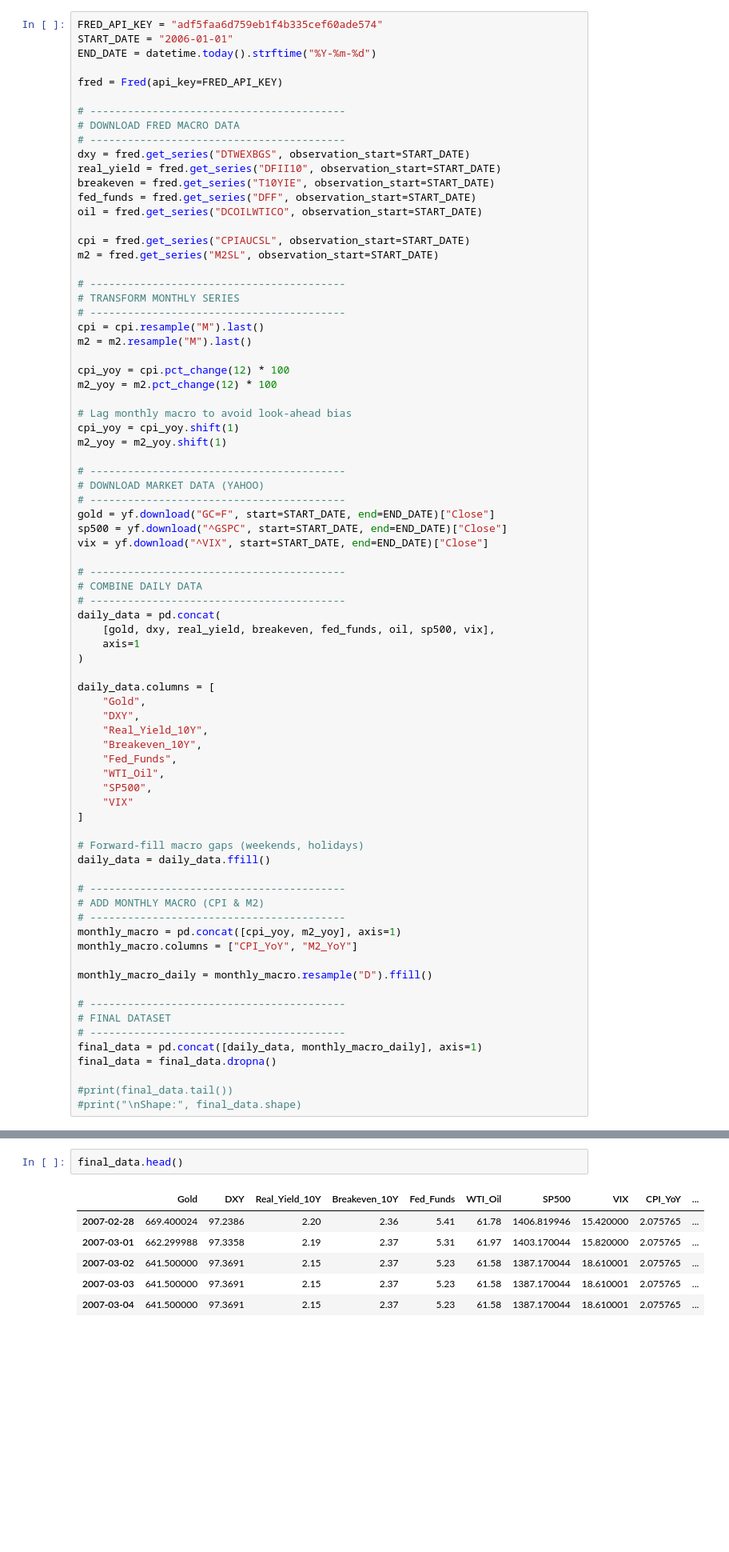
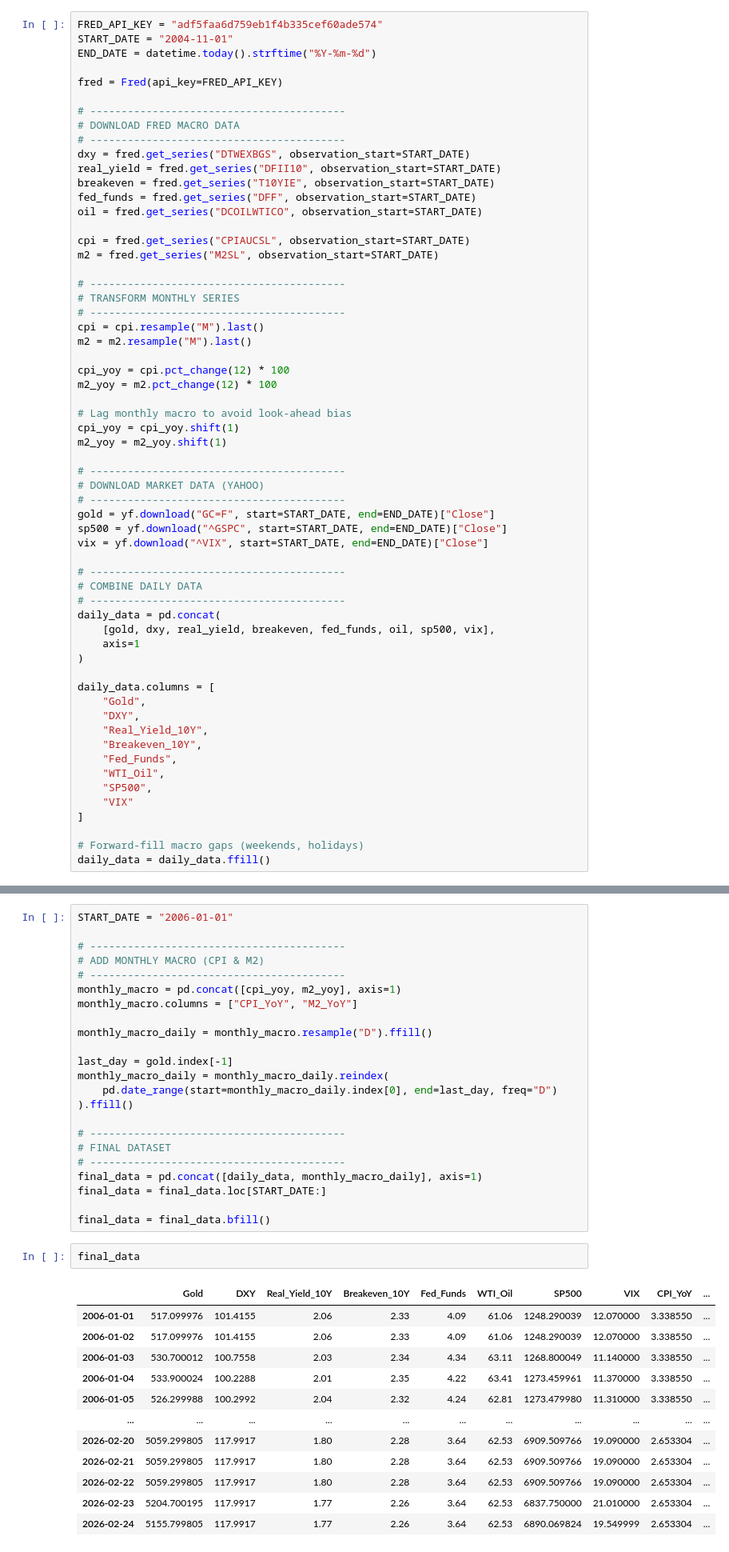
Before and after one commit to sarathisisme/gold_price_prediction, a Jupyter notebook: data_mining.ipynb, the cells around one changed output, grey strips where cells are left out. Shown at 80% size. Drawn from its saved outputs; the diff is of its cells as text; blank space fills up the shorter version.

Commit message:
data cleaning in progress

```diff
--- a/data_mining.ipynb
+++ b/data_mining.ipynb
@@ -6,6 +10,6 @@ from datetime import datetime
 # %%
 FRED_API_KEY = "adf5faa6d759eb1f4b335cef60ade574"
-START_DATE = "2006-01-01"
+START_DATE = "2004-11-01"
 END_DATE = datetime.today().strftime("%Y-%m-%d")
 
 fred = Fred(api_key=FRED_API_KEY)
@@ -63,23 +67,6 @@ daily_data.columns = [
 
 # Forward-fill macro gaps (weekends, holidays)
 daily_data = daily_data.ffill()
-
-# -----------------------------------------
-# ADD MONTHLY MACRO (CPI & M2)
-# -----------------------------------------
-monthly_macro = pd.concat([cpi_yoy, m2_yoy], axis=1)
-monthly_macro.columns = ["CPI_YoY", "M2_YoY"]
-
-monthly_macro_daily = monthly_macro.resample("D").ffill()
-
-# -----------------------------------------
-# FINAL DATASET
-# -----------------------------------------
-final_data = pd.concat([daily_data, monthly_macro_daily], axis=1)
-final_data = final_data.dropna()
-
-#print(final_data.tail())
-#print("\nShape:", final_data.shape)
 # %% [output]
 [*********************100%***********************]  1 of 1 completed
 [*********************100%***********************]  1 of 1 completed
@@ -106,9 +74,38 @@ Shape: (6913, 10)
+# %%
+START_DATE = "2006-01-01"
+
+# -----------------------------------------
+# ADD MONTHLY MACRO (CPI & M2)
+# -----------------------------------------
+monthly_macro = pd.concat([cpi_yoy, m2_yoy], axis=1)
+monthly_macro.columns = ["CPI_YoY", "M2_YoY"]
+
+monthly_macro_daily = monthly_macro.resample("D").ffill()
+
+last_day = gold.index[-1]
+monthly_macro_daily = monthly_macro_daily.reindex(
+    pd.date_range(start=monthly_macro_daily.index[0], end=last_day, freq="D")
+).ffill()
+
+# -----------------------------------------
+# FINAL DATASET
+# -----------------------------------------
+final_data = pd.concat([daily_data, monthly_macro_daily], axis=1)
+final_data = final_data.loc[START_DATE:]
+
+final_data = final_data.bfill()
 # %%
-final_data.head()
+final_data
 # %% [output]
 |  | Gold | DXY | Real_Yield_10Y | Breakeven_10Y | Fed_Funds | WTI_Oil | SP500 | VIX | CPI_YoY | ... |
-| 2007-02-28 | 669.400024 | 97.2386 | 2.20 | 2.36 | 5.41 | 61.78 | 1406.819946 | 15.420000 | 2.075765 | ... |
-| 2007-03-01 | 662.299988 | 97.3358 | 2.19 | 2.37 | 5.31 | 61.97 | 1403.170044 | 15.820000 | 2.075765 | ... |
-| 2007-03-02 | 641.500000 | 97.3691 | 2.15 | 2.37 | 5.23 | 61.58 | 1387.170044 | 18.610001 | 2.075765 | ... |
-| 2007-03-03 | 641.500000 | 97.3691 | 2.15 | 2.37 | 5.23 | 61.58 | 1387.170044 | 18.610001 | 2.075765 | ... |
-| 2007-03-04 | 641.500000 | 97.3691 | 2.15 | 2.37 | 5.23 | 61.58 | 1387.170044 | 18.610001 | 2.075765 | ... |
+| 2006-01-01 | 517.099976 | 101.4155 | 2.06 | 2.33 | 4.09 | 61.06 | 1248.290039 | 12.070000 | 3.338550 | ... |
+| 2006-01-02 | 517.099976 | 101.4155 | 2.06 | 2.33 | 4.09 | 61.06 | 1248.290039 | 12.070000 | 3.338550 | ... |
+| 2006-01-03 | 530.700012 | 100.7558 | 2.03 | 2.34 | 4.34 | 63.11 | 1268.800049 | 11.140000 | 3.338550 | ... |
+| 2006-01-04 | 533.900024 | 100.2288 | 2.01 | 2.35 | 4.22 | 63.41 | 1273.459961 | 11.370000 | 3.338550 | ... |
+| 2006-01-05 | 526.299988 | 100.2992 | 2.04 | 2.32 | 4.24 | 62.81 | 1273.479980 | 11.310000 | 3.338550 | ... |
+| ... | ... | ... | ... | ... | ... | ... | ... | ... | ... | ... |
+| 2026-02-20 | 5059.299805 | 117.9917 | 1.80 | 2.28 | 3.64 | 62.53 | 6909.509766 | 19.090000 | 2.653304 | ... |
+| 2026-02-21 | 5059.299805 | 117.9917 | 1.80 | 2.28 | 3.64 | 62.53 | 6909.509766 | 19.090000 | 2.653304 | ... |
+| 2026-02-22 | 5059.299805 | 117.9917 | 1.80 | 2.28 | 3.64 | 62.53 | 6909.509766 | 19.090000 | 2.653304 | ... |
+| 2026-02-23 | 5204.700195 | 117.9917 | 1.77 | 2.26 | 3.64 | 62.53 | 6837.750000 | 21.010000 | 2.653304 | ... |
+| 2026-02-24 | 5155.799805 | 117.9917 | 1.77 | 2.26 | 3.64 | 62.53 | 6890.069824 | 19.549999 | 2.653304 | ... |
```
Also changed, not shown: parts of 10 cells of this notebook.
